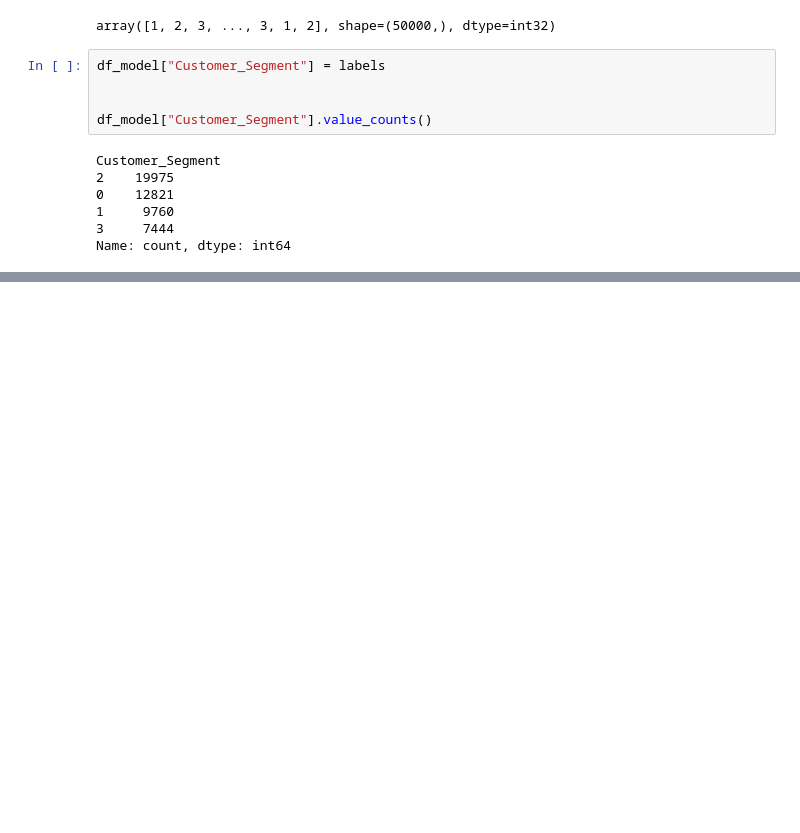
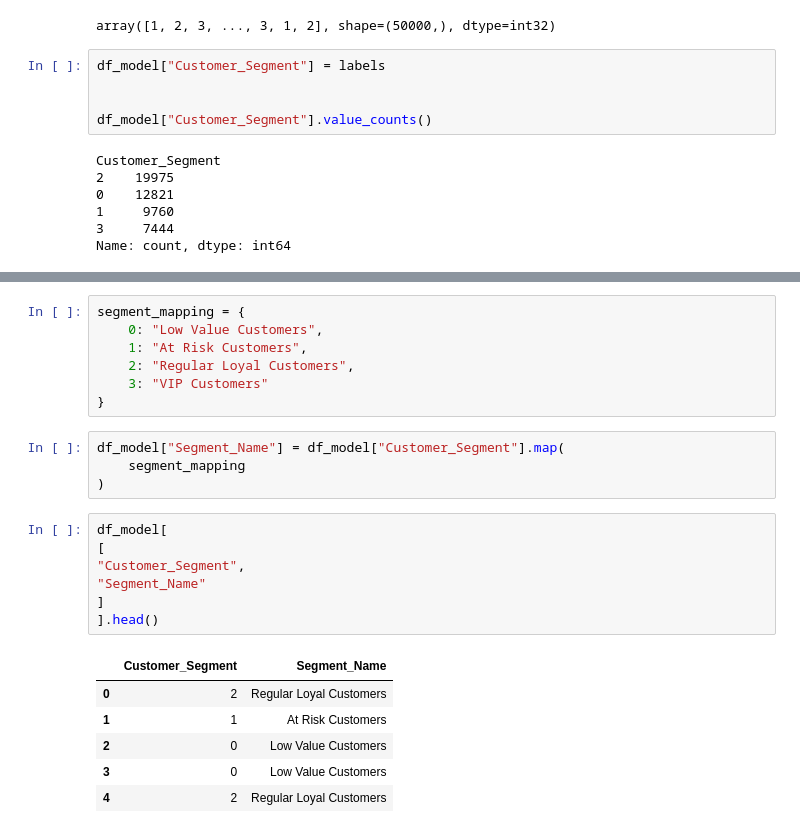
Before and after one commit to ashishpatel3630-art/PRISM_AI_Models, a Jupyter notebook: PRISM-AI/notebooks/03_SegmentationV(2).ipynb, the cells around one changed output, grey strips where cells are left out. Cells and saved outputs as stored; diff of their text form; blank space fills up the shorter version.

```diff
--- a/PRISM-AI/notebooks/03_SegmentationV(2).ipynb
+++ b/PRISM-AI/notebooks/03_SegmentationV(2).ipynb
@@ -842,0 +901,25 @@ TypeError: dtype 'str' does not support operation 'mean'
+# %%
+segment_mapping = {
+    0: "Low Value Customers",
+    1: "At Risk Customers",
+    2: "Regular Loyal Customers",
+    3: "VIP Customers"
+}
+# %%
+df_model["Segment_Name"] = df_model["Customer_Segment"].map(
+    segment_mapping
+)
+# %%
+df_model[
+[
+"Customer_Segment",
+"Segment_Name"
+]
+].head()
+# %% [output]
+|  | Customer_Segment | Segment_Name |
+| 0 | 2 | Regular Loyal Customers |
+| 1 | 1 | At Risk Customers |
+| 2 | 0 | Low Value Customers |
+| 3 | 0 | Low Value Customers |
+| 4 | 2 | Regular Loyal Customers |
```
Also changed, not shown: parts of 5 cells of this notebook, 2 other files.
